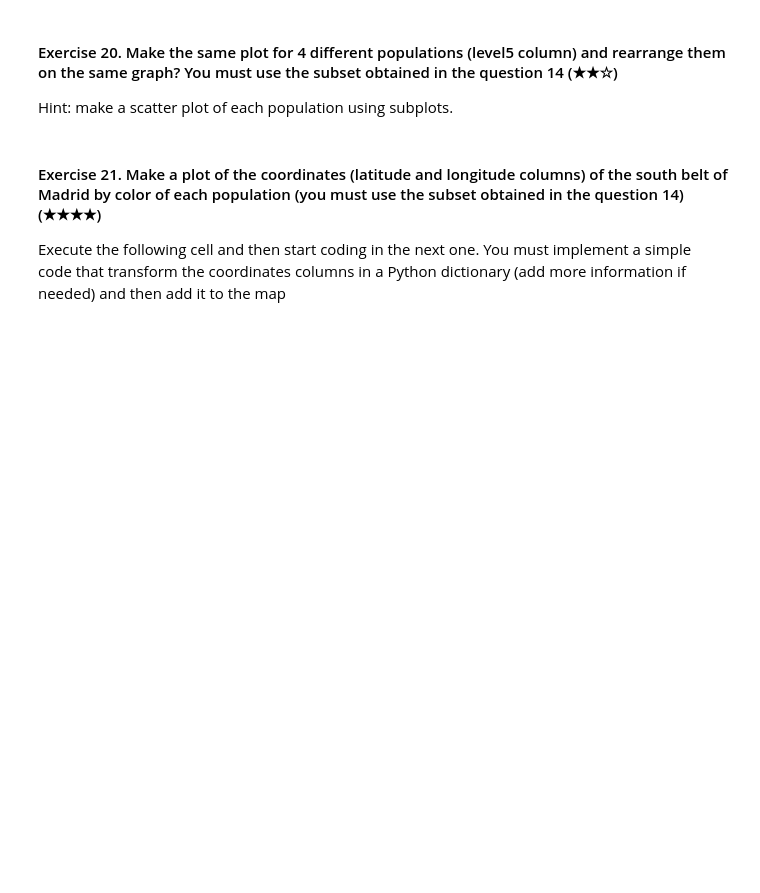
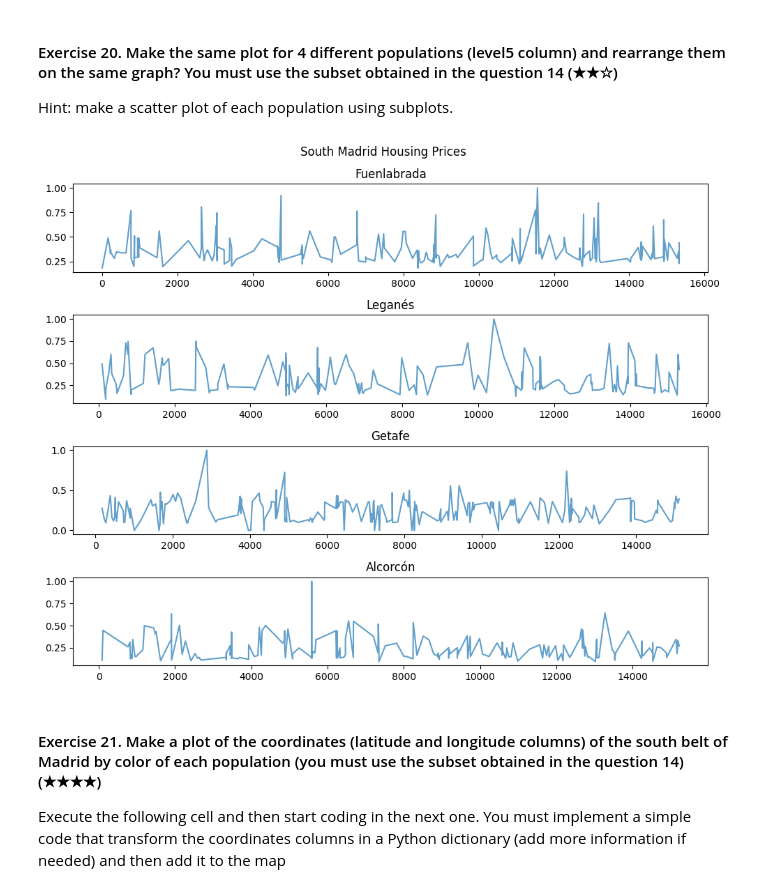
Before and after one commit to ElGuayaba/realestate-datacleanup-exercise, a Jupyter notebook: project.ipynb, the cells around one changed output. Drawn from its saved outputs; the diff is of its cells as text; code cells hidden in the pictures; blank space fills up the shorter version.

```diff
--- a/project.ipynb
+++ b/project.ipynb
@@ -442,7 +484,31 @@ Hint: Create a new column called `pps` (price per square) and then analyse the v
 #### Exercise 20. Make the same plot for 4 different populations (level5 column) and rearrange them on the same graph? You must use the subset obtained in the question 14 (★★☆)
 Hint: make a scatter plot of each population using subplots.
 # %%
-# TODO
+import pandas as pd
+
+def absolute_maximum_scale(series):
+    return series / series.abs().max()
+
+ds = pd.read_csv('assets/real_estate.csv', sep=';')
+
+populations = ["Fuenlabrada","Leganés","Getafe","Alcorcón"]
+
+ds = ds[ds['level5'].isin(populations)]
+
+fig, axs = plt.subplots(len(populations), figsize=(10, 8))
+fig.suptitle('South Madrid Housing Prices')
+i=0
+
+for population in populations:
+    data = ds.loc[ds['level5'] == population, 'price']
+    axs[i].plot(absolute_maximum_scale(data), alpha = 0.7, label=population)
+    axs[i].set_title(population)
+    i += 1
+
+plt.tight_layout()
+plt.show()
+# %% [output]
+[figure, added]
 # %% [markdown]
 #### Exercise 21. Make a plot of the coordinates (latitude and longitude columns) of the south belt of Madrid by color of each population (you must use the subset obtained in the question 14) (★★★★)
 
```
Also changed, not shown: parts of 6 cells of this notebook.
